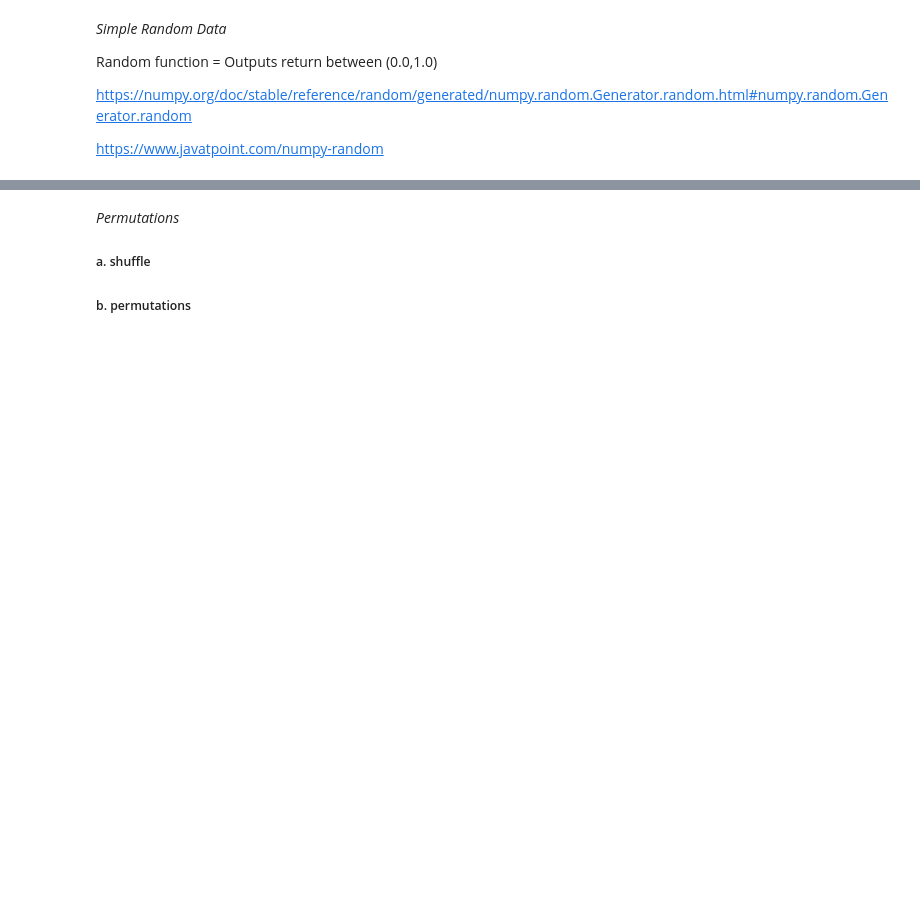
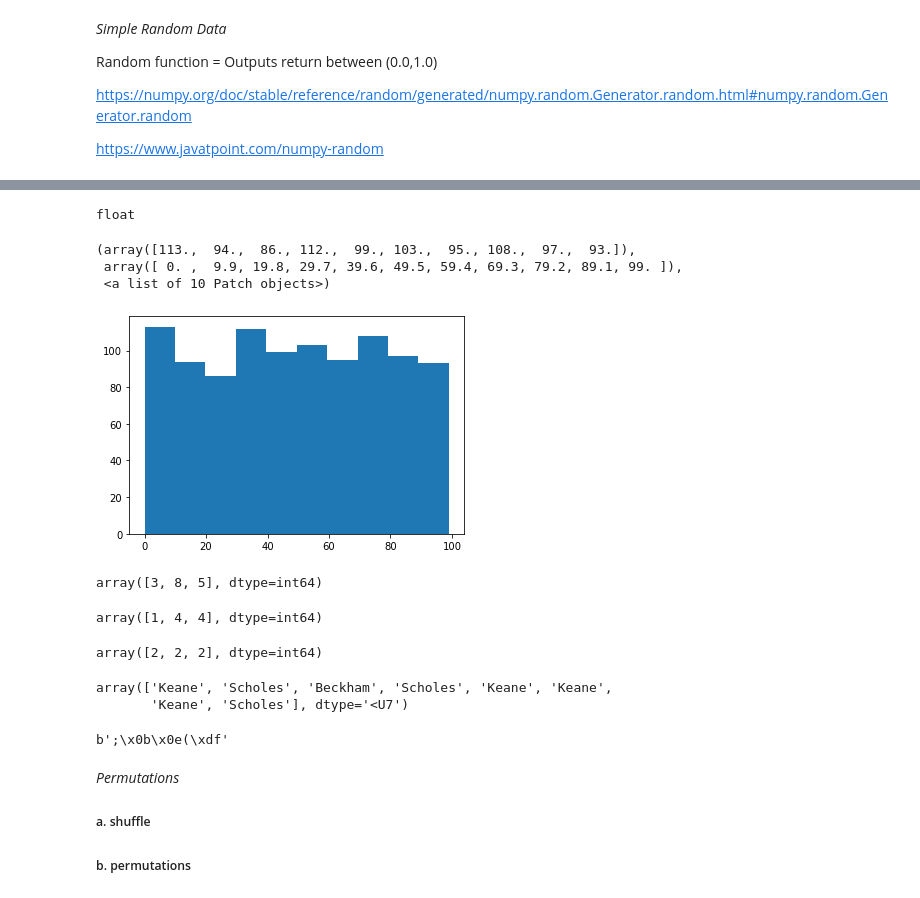
Before and after one commit to EibhinnLee/Programming-for-Data-Analysis---Assignments, a Jupyter notebook: Programming-for-Data-Analysis-Assignments.ipynb, the cells around one changed output, grey strips where cells are left out. Saved outputs shown, nothing was run; the diff lists cells and outputs as text; code cells hidden in the pictures; blank space fills up the shorter version.

```diff
--- a/Programming-for-Data-Analysis-Assignments.ipynb
+++ b/Programming-for-Data-Analysis-Assignments.ipynb
@@ -62,13 +89,62 @@ c
+# %%
+#type of number returned
+
+type(c)
+# %% [output]
+float
 # %%
-#integers
+# integers
+# example 1
 
 rng = np.random.default_rng()
-rng.integers(3, size=10)
+a = rng.integers(100, size=1000)
+plt.hist(a)
+# %% [output]
+(array([113.,  94.,  86., 112.,  99., 103.,  95., 108.,  97.,  93.]),
+ array([ 0. ,  9.9, 19.8, 29.7, 39.6, 49.5, 59.4, 69.3, 79.2, 89.1, 99. ]),
+ <a list of 10 Patch objects>)
+[figure, added]
+# %%
+# example 2
+
+rng.integers([2, 2, 2], 10)
+# %% [output]
+array([3, 8, 5], dtype=int64)
+# %%
+# Choice
+
+# example 1
+
+#Similar to rng.integers
+
+rng = np.random.default_rng()
+rng.choice(5, 3)
+# %% [output]
+array([1, 4, 4], dtype=int64)
+# %%
+# example 2
+
+rng.choice(5, 3, p=[0.1, 0, 0.3, 0.6, 0])
+# %% [output]
+array([2, 2, 2], dtype=int64)
+# %%
+# example 3
+
+# NON-Integers
+aa_arr = ['Keane', 'Beckham', 'Giggs', 'Scholes']
+rng.choice(aa_arr, 8, p=[0.5, 0.1, 0.1, 0.3])
+# %% [output]
+array(['Keane', 'Scholes', 'Beckham', 'Scholes', 'Keane', 'Keane',
+       'Keane', 'Scholes'], dtype='<U7')
 # %%
 #bytes
 
-qq = np.random.bytes(7)
-qq
+# Generates random bytes
+
+byt = np.random.bytes(5)
+byt
+# %% [output]
+b';\x0b\x0e(\xdf'
 # %% [markdown]
 *Permutations*
 
```
Also changed, not shown: parts of 15 cells of this notebook.
